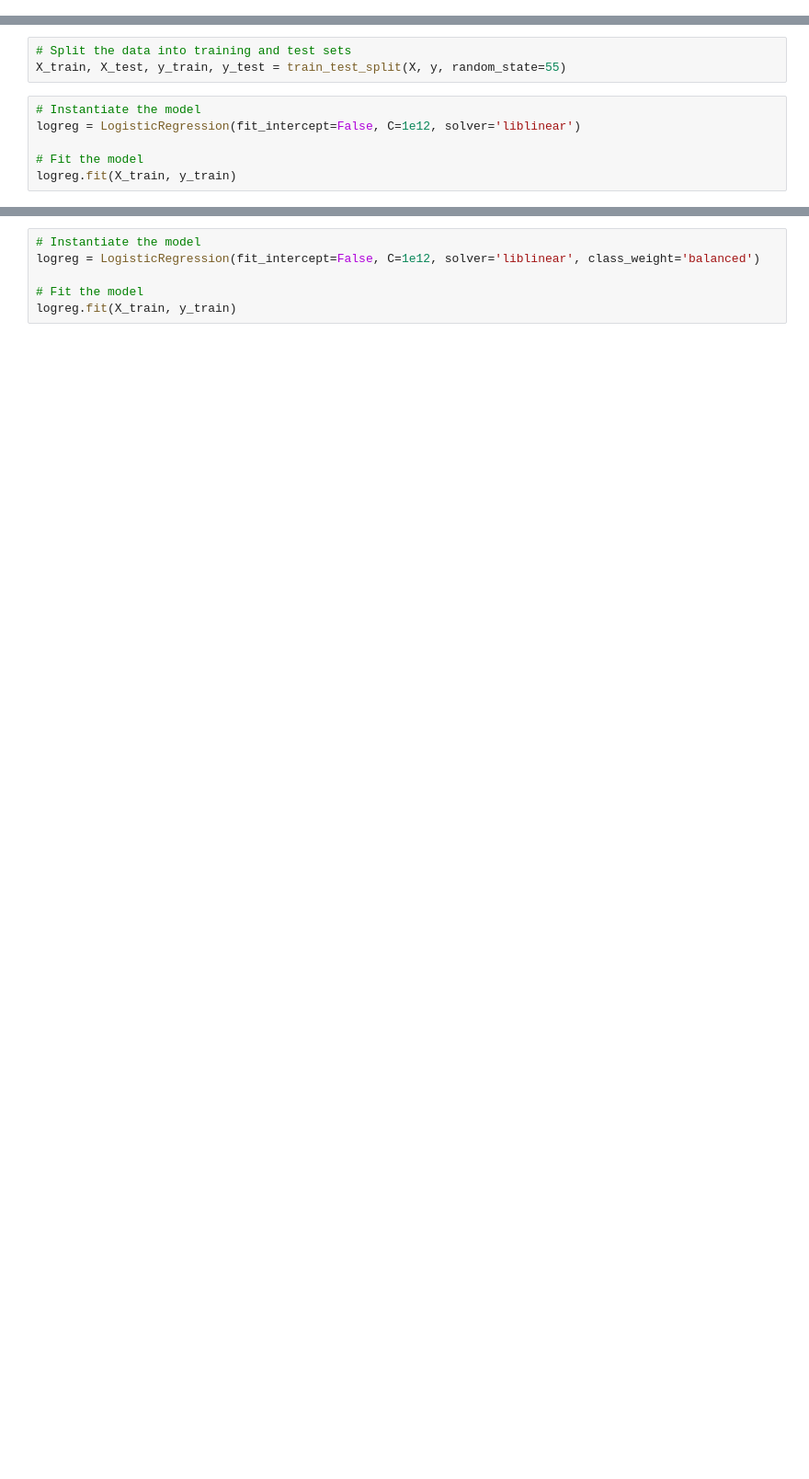
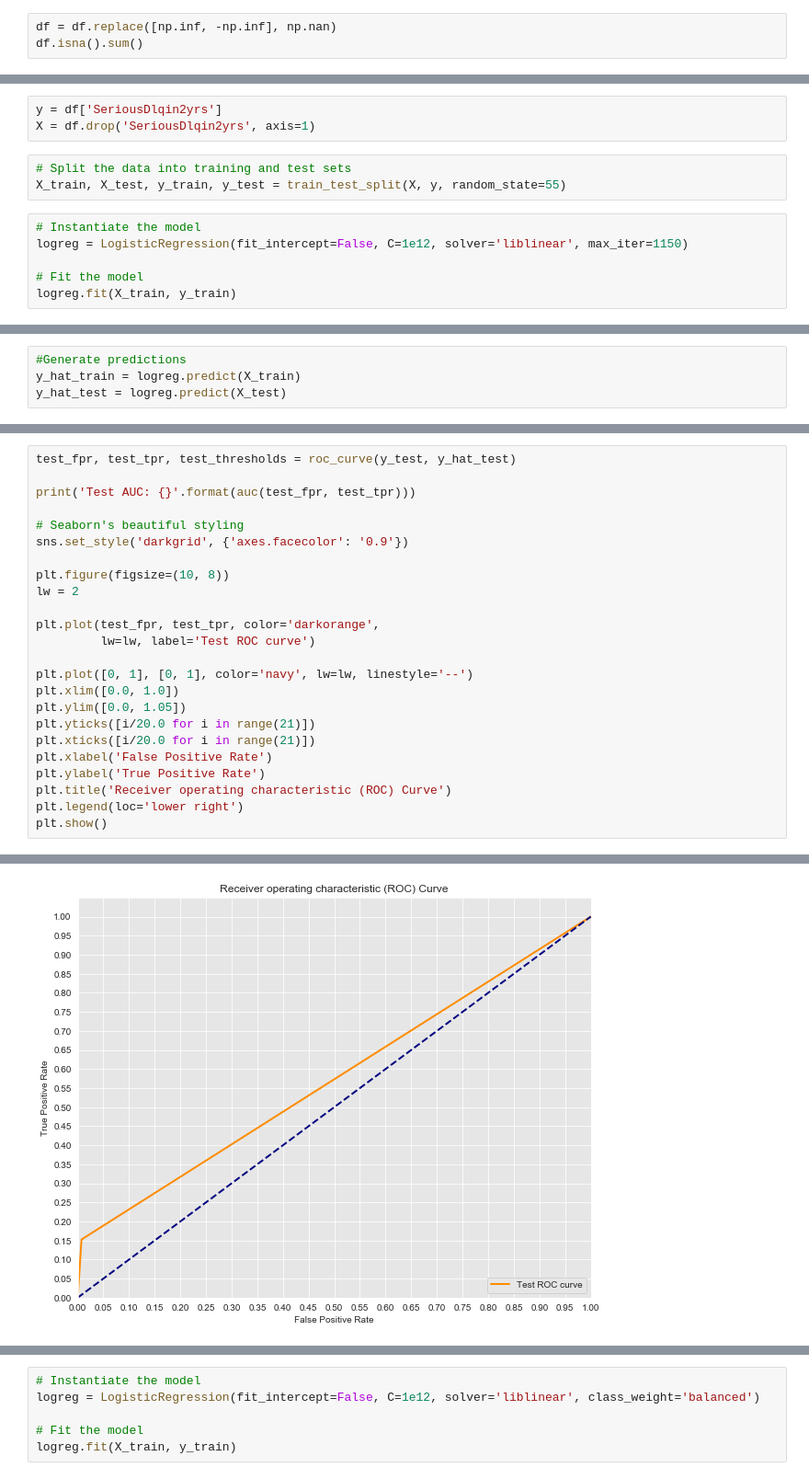
Before and after one commit to WickedoneC/Credit_Project, a Jupyter notebook: Modeling.ipynb, the cells around one changed output, grey strips where cells are left out. Shown at 92% size. Saved outputs shown, nothing was run; the diff lists cells and outputs as text; blank space fills up the shorter version.

```diff
--- a/Modeling.ipynb
+++ b/Modeling.ipynb
@@ -318,0 +416,3 @@ X.head()
+# %%
+df = df.replace([np.inf, -np.inf], np.nan)
+df.isna().sum()
@@ -319,9 +438,12 @@ X.head()
+# %%
+y = df['SeriousDlqin2yrs']
+X = df.drop('SeriousDlqin2yrs', axis=1)
 # %%
 # Split the data into training and test sets
 X_train, X_test, y_train, y_test = train_test_split(X, y, random_state=55)
 # %%
 # Instantiate the model
-logreg = LogisticRegression(fit_intercept=False, C=1e12, solver='liblinear')
+logreg = LogisticRegression(fit_intercept=False, C=1e12, solver='liblinear', max_iter=1150)
 
 # Fit the model
 logreg.fit(X_train, y_train)
@@ -327,0 +456,4 @@ logreg.fit(X_train, y_train)
+# %%
+#Generate predictions
+y_hat_train = logreg.predict(X_train)
+y_hat_test = logreg.predict(X_test)
@@ -327,0 +492,25 @@ logreg.fit(X_train, y_train)
+# %%
+test_fpr, test_tpr, test_thresholds = roc_curve(y_test, y_hat_test)
+
+print('Test AUC: {}'.format(auc(test_fpr, test_tpr)))
+
+# Seaborn's beautiful styling
+sns.set_style('darkgrid', {'axes.facecolor': '0.9'})
+
+plt.figure(figsize=(10, 8))
+lw = 2
+
+plt.plot(test_fpr, test_tpr, color='darkorange',
+         lw=lw, label='Test ROC curve')
+
+plt.plot([0, 1], [0, 1], color='navy', lw=lw, linestyle='--')
+plt.xlim([0.0, 1.0])
+plt.ylim([0.0, 1.05])
+plt.yticks([i/20.0 for i in range(21)])
+plt.xticks([i/20.0 for i in range(21)])
+plt.xlabel('False Positive Rate')
+plt.ylabel('True Positive Rate')
+plt.title('Receiver operating characteristic (ROC) Curve')
+plt.legend(loc='lower right')
+plt.show()
+# %% [output]
@@ -327,0 +518 @@ logreg.fit(X_train, y_train)
+[figure, added]
```
Also changed, not shown: parts of 24 cells of this notebook.
